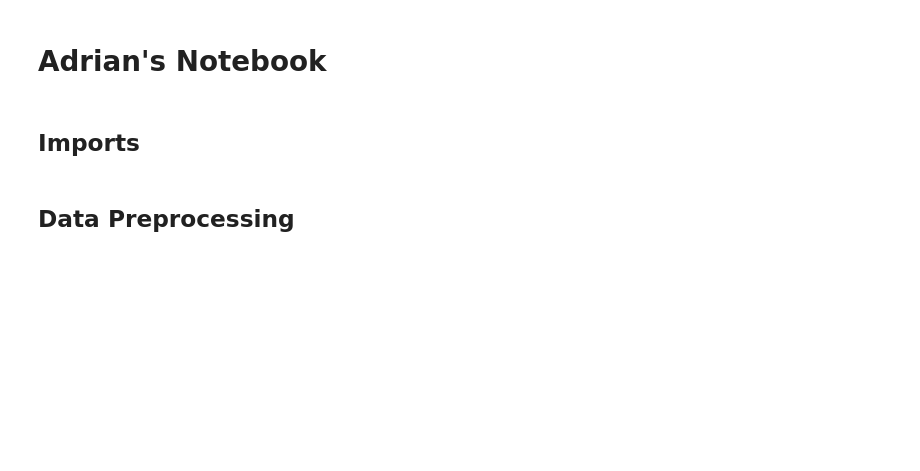
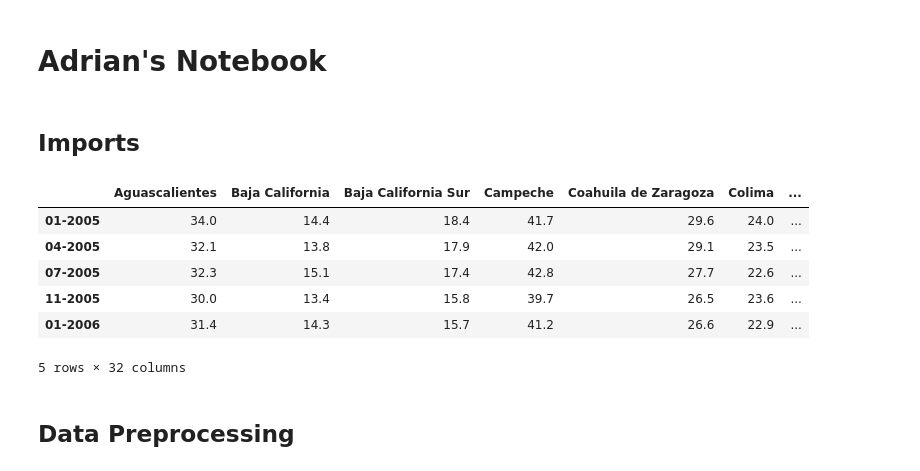
Before and after one commit to ChemmZz/poverty_project_wagon, a Jupyter notebook: notebooks/adrian.ipynb, the cells around one changed output. Cells and saved outputs as stored; diff of their text form; code cells hidden in the pictures; blank space fills up the shorter version.

```diff
--- a/notebooks/adrian.ipynb
+++ b/notebooks/adrian.ipynb
@@ -8,8 +12,17 @@ import pandas as pd
 # %%
 #LABOR POVERTY
 df = pd.read_csv("../data/Labor_Poverty.csv", index_col=0) #Imported CSV file
 df = df.replace({"ND": None}) #Removed superfluous data
 df = df.astype("float") #Changed data types
+df.head()
+# %% [output]
+|  | Aguascalientes | Baja California | Baja California Sur | Campeche | Coahuila de Zaragoza | Colima | ... |
+| 01-2005 | 34.0 | 14.4 | 18.4 | 41.7 | 29.6 | 24.0 | ... |
+| 04-2005 | 32.1 | 13.8 | 17.9 | 42.0 | 29.1 | 23.5 | ... |
+| 07-2005 | 32.3 | 15.1 | 17.4 | 42.8 | 27.7 | 22.6 | ... |
+| 11-2005 | 30.0 | 13.4 | 15.8 | 39.7 | 26.5 | 23.6 | ... |
+| 01-2006 | 31.4 | 14.3 | 15.7 | 41.2 | 26.6 | 22.9 | ... |
+5 rows × 32 columns
 # %% [markdown]
 ## Data Preprocessing
 # %% [markdown]
```
Also changed, not shown: parts of 16 cells of this notebook.
